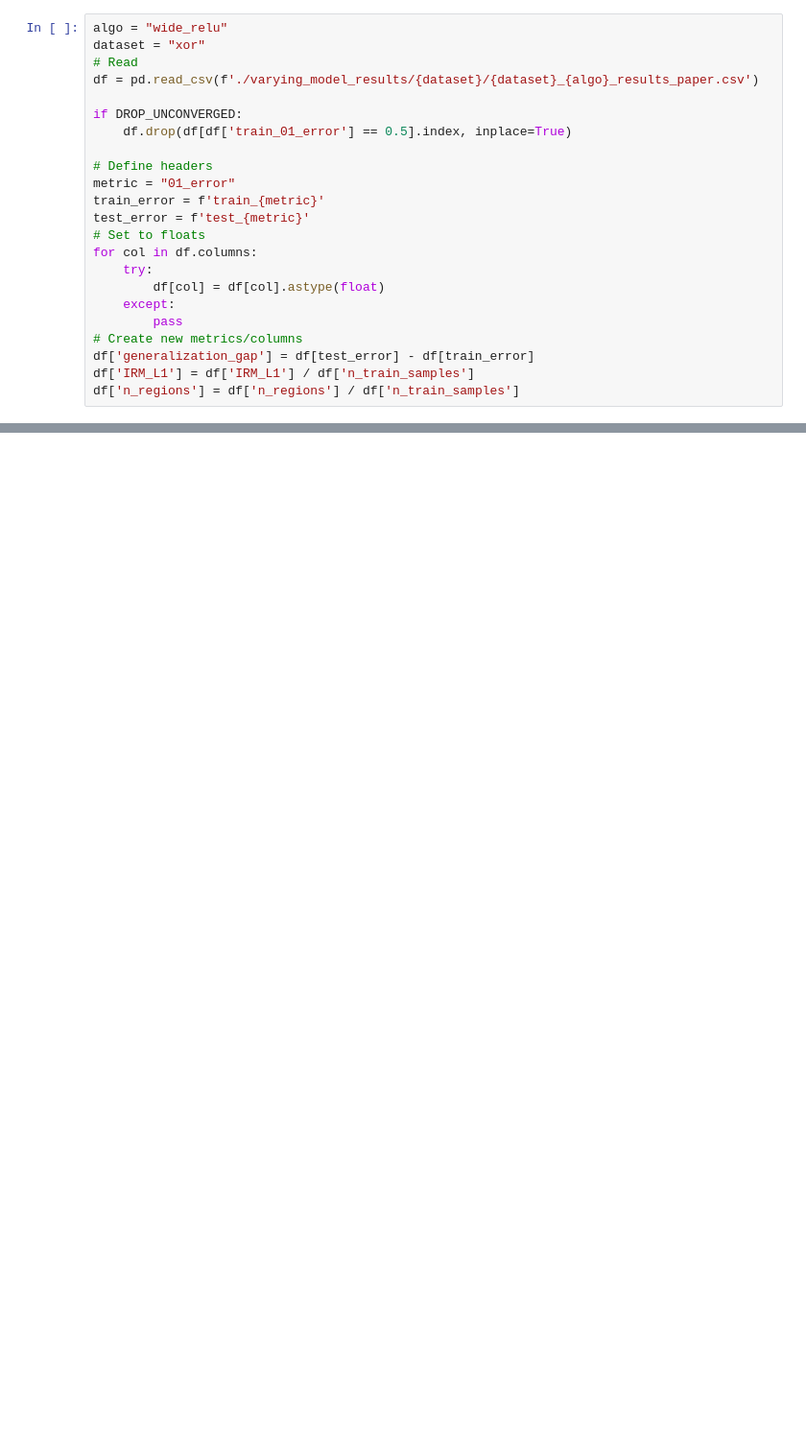
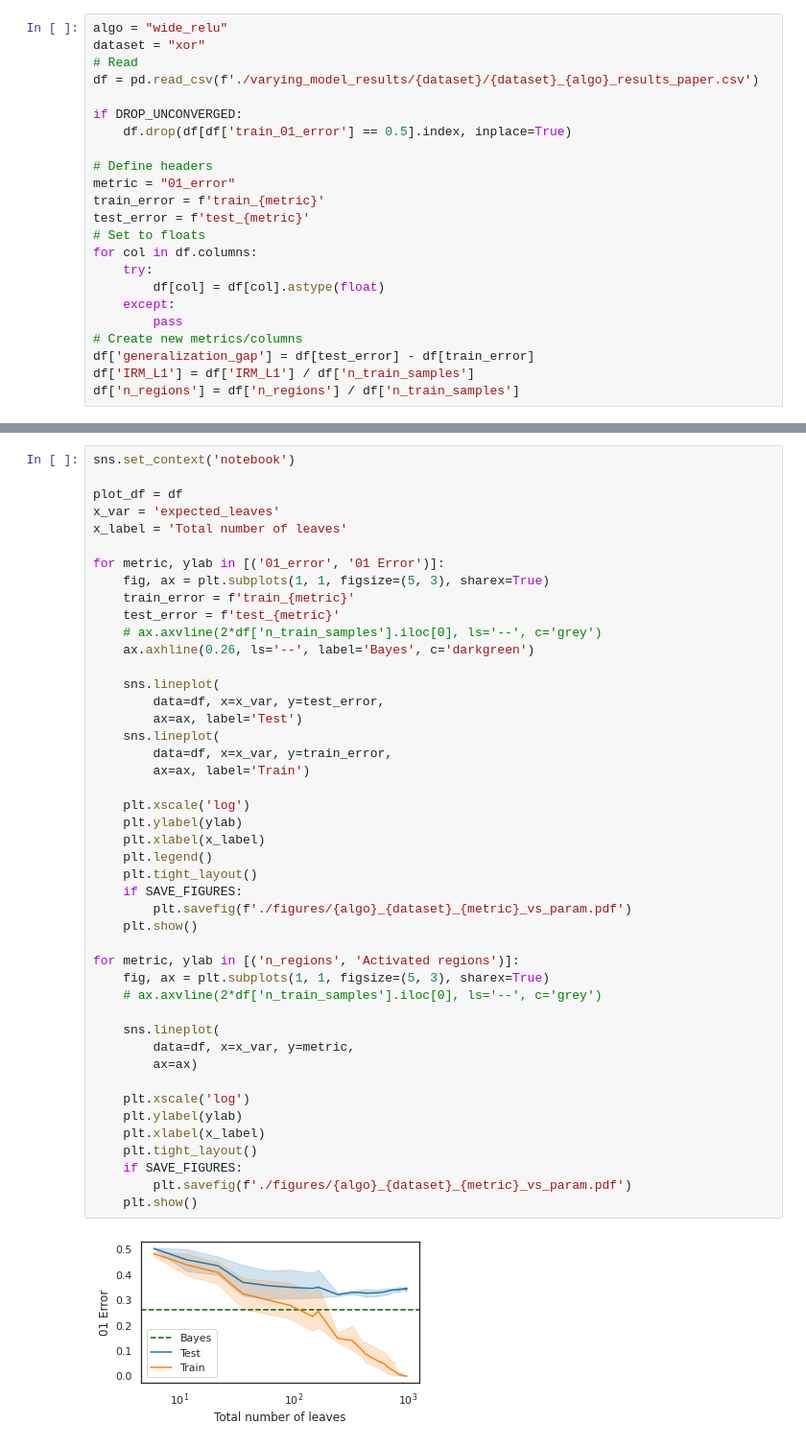
Before and after one commit to rflperry/double_descent, a Jupyter notebook: experiments/kaleab_xor_dd/plot_results.ipynb, the cells around one changed output, grey strips where cells are left out. Shown at 96% size. Saved outputs shown, nothing was run; the diff lists cells and outputs as text; blank space fills up the shorter version.

```diff
--- a/experiments/kaleab_xor_dd/plot_results.ipynb
+++ b/experiments/kaleab_xor_dd/plot_results.ipynb
@@ -198,0 +252,47 @@ Name: generalization_gap, dtype: float64
+# %%
+sns.set_context('notebook')
+
+plot_df = df
+x_var = 'expected_leaves'
+x_label = 'Total number of leaves'
+
+for metric, ylab in [('01_error', '01 Error')]:
+    fig, ax = plt.subplots(1, 1, figsize=(5, 3), sharex=True)
+    train_error = f'train_{metric}'
+    test_error = f'test_{metric}'
+    # ax.axvline(2*df['n_train_samples'].iloc[0], ls='--', c='grey')
+    ax.axhline(0.26, ls='--', label='Bayes', c='darkgreen')
+
+    sns.lineplot(
+        data=df, x=x_var, y=test_error,
+        ax=ax, label='Test')
+    sns.lineplot(
+        data=df, x=x_var, y=train_error,
+        ax=ax, label='Train')
+
+    plt.xscale('log')
+    plt.ylabel(ylab)
+    plt.xlabel(x_label)
+    plt.legend()
+    plt.tight_layout()
+    if SAVE_FIGURES:
+        plt.savefig(f'./figures/{algo}_{dataset}_{metric}_vs_param.pdf')
+    plt.show()
+
+for metric, ylab in [('n_regions', 'Activated regions')]:
+    fig, ax = plt.subplots(1, 1, figsize=(5, 3), sharex=True)
+    # ax.axvline(2*df['n_train_samples'].iloc[0], ls='--', c='grey')
+
+    sns.lineplot(
+        data=df, x=x_var, y=metric,
+        ax=ax)
+
+    plt.xscale('log')
+    plt.ylabel(ylab)
+    plt.xlabel(x_label)
+    plt.tight_layout()
+    if SAVE_FIGURES:
+        plt.savefig(f'./figures/{algo}_{dataset}_{metric}_vs_param.pdf')
+    plt.show()
+# %% [output]
+[figure, added]
```
Also changed, not shown: parts of 14 cells of this notebook, 13 other files.
